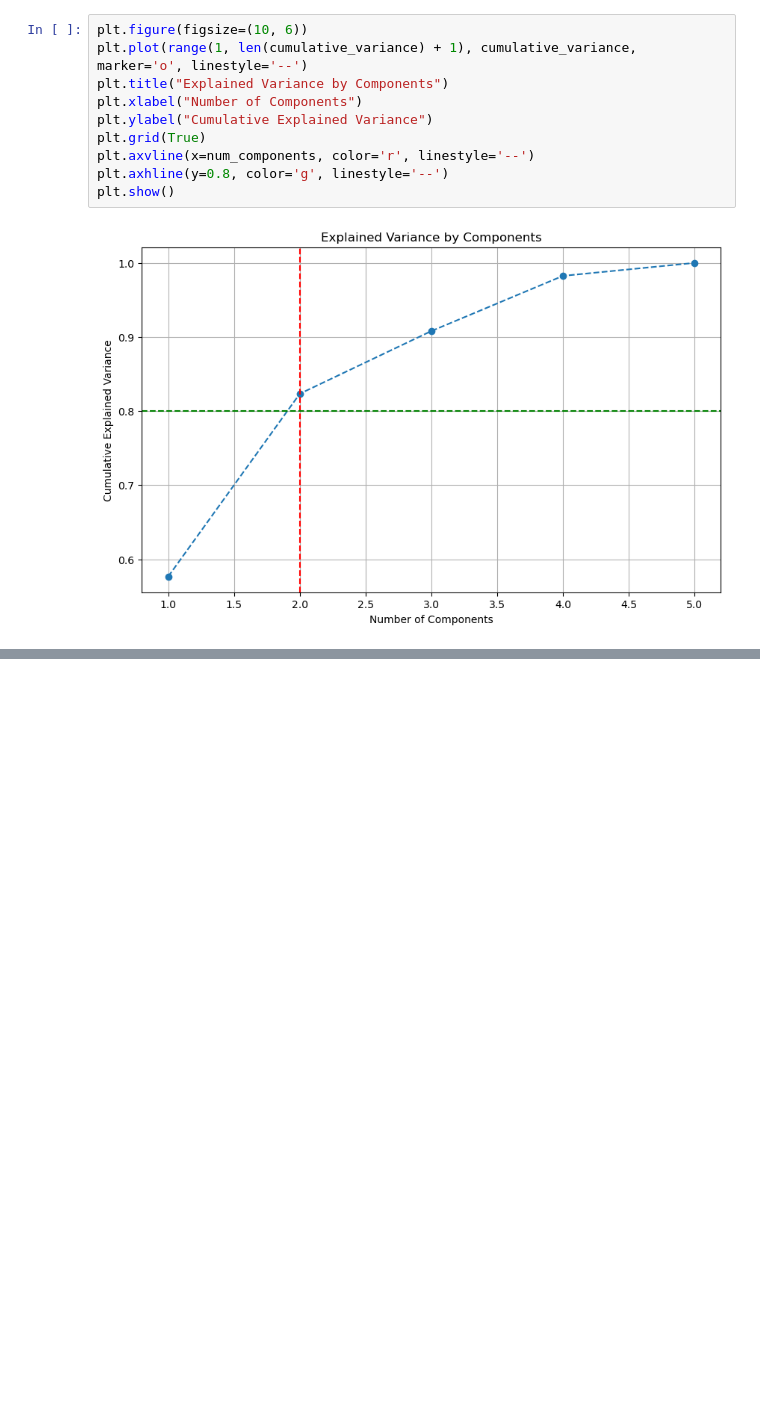
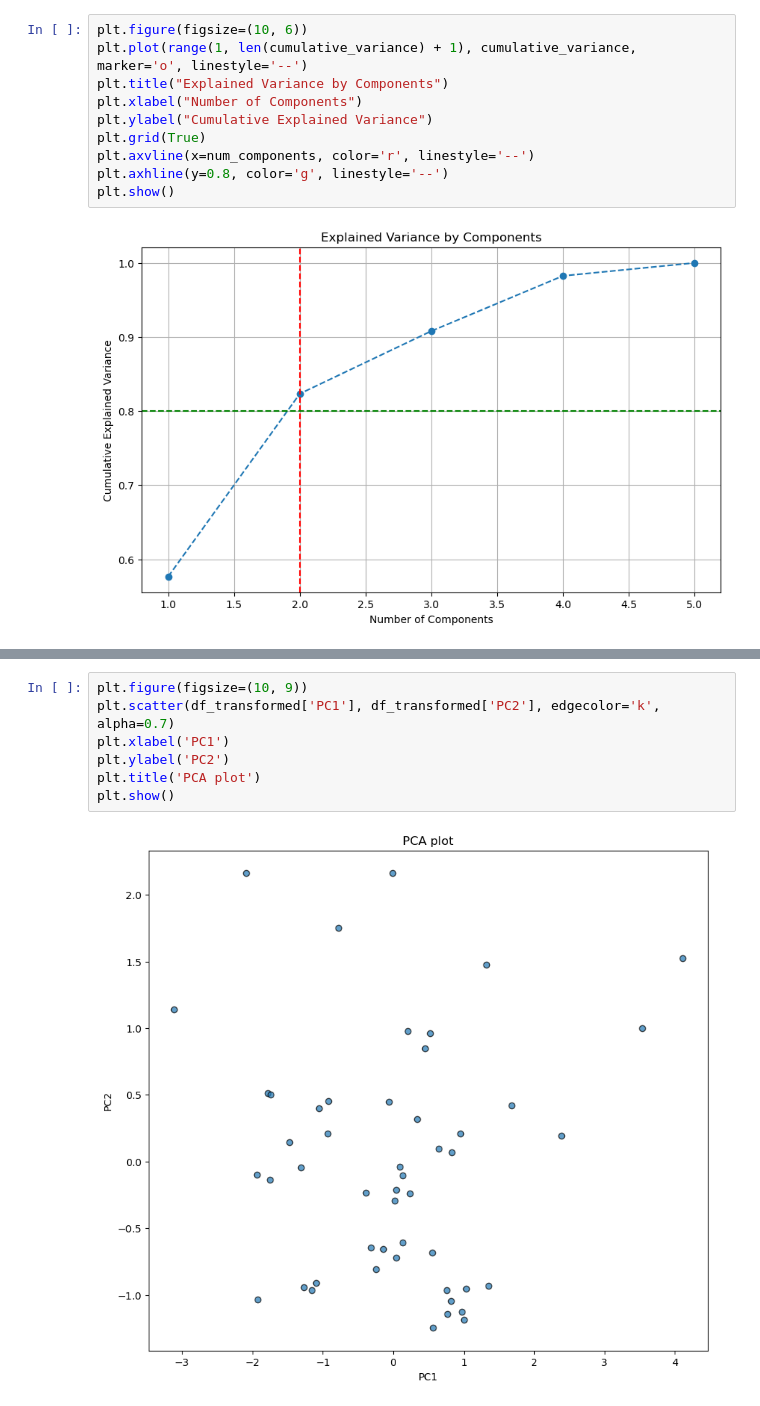
Before and after one commit to SpyrosAlvanakis/Biostatistics, a Jupyter notebook: Biostat_ex_3.ipynb, the cells around one changed output, grey strips where cells are left out. Cells and saved outputs as stored; diff of their text form; blank space fills up the shorter version.

```diff
--- a/Biostat_ex_3.ipynb
+++ b/Biostat_ex_3.ipynb
@@ -380,0 +406,9 @@ print(df_transformed)
+# %%
+plt.figure(figsize=(10, 9))
+plt.scatter(df_transformed['PC1'], df_transformed['PC2'], edgecolor='k', alpha=0.7)
+plt.xlabel('PC1')
+plt.ylabel('PC2')
+plt.title('PCA plot')
+plt.show()
+# %% [output]
+[figure, added]
```
Also changed, not shown: parts of 26 cells of this notebook.
